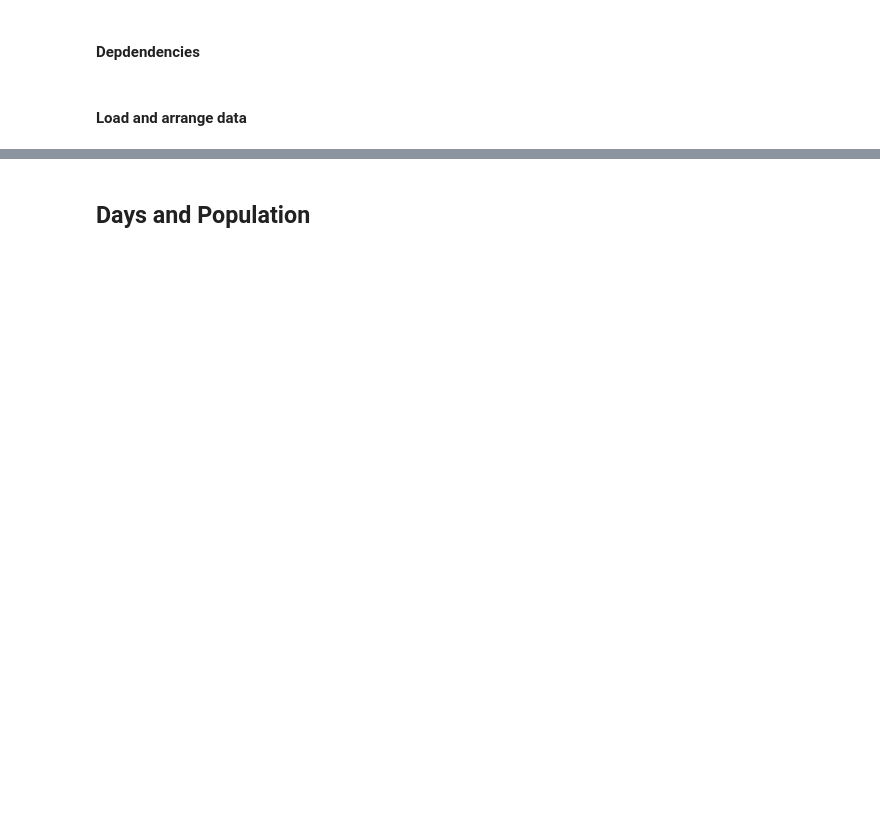
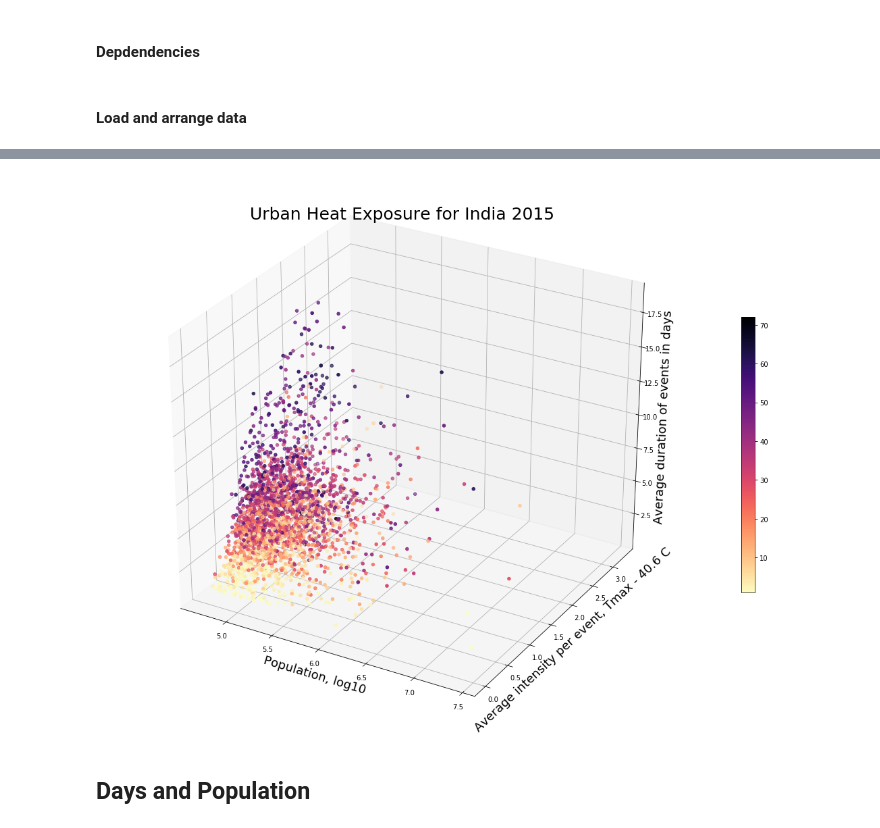
Before and after one commit to ecohydro/GlobalUrbanHeat, a Jupyter notebook: Notebooks/cpt_Figures.ipynb, the cells around one changed output, grey strips where cells are left out. Saved outputs shown, nothing was run; the diff lists cells and outputs as text; code cells hidden in the pictures; blank space fills up the shorter version.

Commit message:
started 3d plots

```diff
--- a/Notebooks/cpt_Figures.ipynb
+++ b/Notebooks/cpt_Figures.ipynb
@@ -94,0 +72,8 @@ events1983_totEvents[2000:2050]
+# %%
+stats_fn = 'CHIRTS-GHS-Events-Stats1983.csv'
+stats = pd.read_csv(DATA_IN+stats_fn)
+print(stats.shape)
+country = stats[stats['CTR_MN_NM']=='India']
+print(country.shape)
+cities = country.drop_duplicates('ID_HDC_G0', keep = 'first')
+print(cities.shape)
@@ -94,0 +122,12 @@ events1983_totEvents[2000:2050]
+# %%
+# Set location and year
+country_nm = 'India'
+year = '2015'
+pop = 'P15'
+
+# select data for plot
+cities = make_stats(year, country_nm)
+
+# Drop cities if needed
+cities = cities[cities[pop]>5*10**4]
+cities.shape
@@ -95,3 +142,50 @@ events1983_totEvents[2000:2050]
+# %%
+# 3d plots
+
+import matplotlib
+
+# make color map
+mymap = plt.get_cmap("magma_r")
+
+# make plot
+fig = plt.figure(figsize=[20,15])
+ax = plt.axes(projection='3d')
+
+# Pop X Axis 1983
+# p = ax.scatter3D(np.log10(cities1983['P75']), cities1983['avg_intensity'], cities1983['duration'],
+#              c = cities1983['total_days'], cmap = mymap)
+
+# Pop X Axis 2015
+# p = ax.scatter3D(cities['avg_intensity'], cities['duration'], c = cities['total_days'],
+#              c = np.log10(cities[pop]), cmap = mymap)
+
+# # Pop as color
+p = ax.scatter3D(np.log10(cities[pop]), cities['avg_intensity'], cities['duration'],
+             c =cities['total_days'], cmap = mymap)
+
+# make labels
+ax.set_xlabel('Population, log10', fontsize = 18)
+ax.set_ylabel('Average intensity per event, Tmax - 40.6 C', fontsize = 18)
+ax.set_zlabel('Average duration of events in days', fontsize = 18)
+
+# ax.set_xlabel('Average intensity per event, Tmax - 40.6 C')
+# ax.set_ylabel('Average duration of events in days')
+# ax.set_zlabel('Total numbers of days per year > 40.6 C')
+
+# Limits
+# ax.set_xlim3d(0, 8)
+# ax.set_ylim3d(0, 10)
+# ax.set_zlim3d(0, 20)
+
+# Title
+plt.title('Urban Heat Exposure for '+country_nm+' '+year, fontsize=25)
+
+# color bar
+fig.colorbar(p, ax = ax, shrink = 0.5, cmap = mymap)
+
+#plt.savefig('/home/cascade/projects/'+country_nm+year+'.png')
+# %% [output]
+[figure, added]
 # %% [markdown]
 ## Days and Population
 # %%
```
Also changed, not shown: parts of 31 cells of this notebook.
